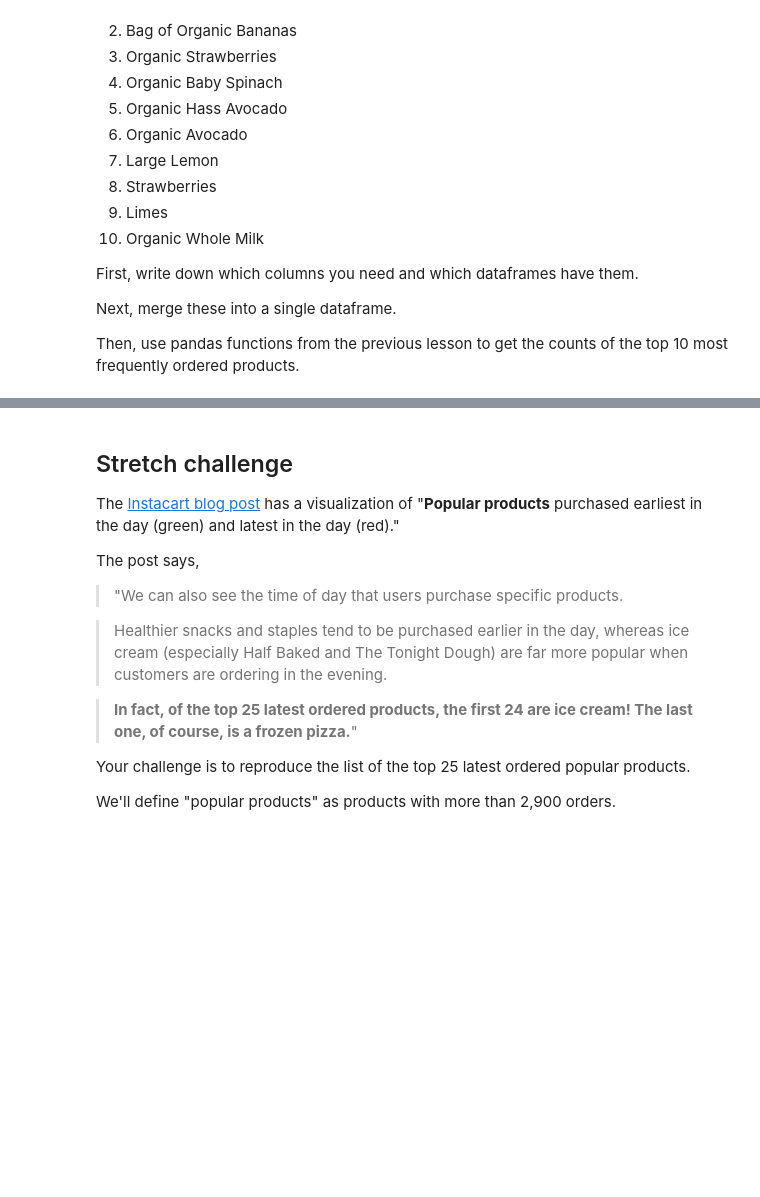
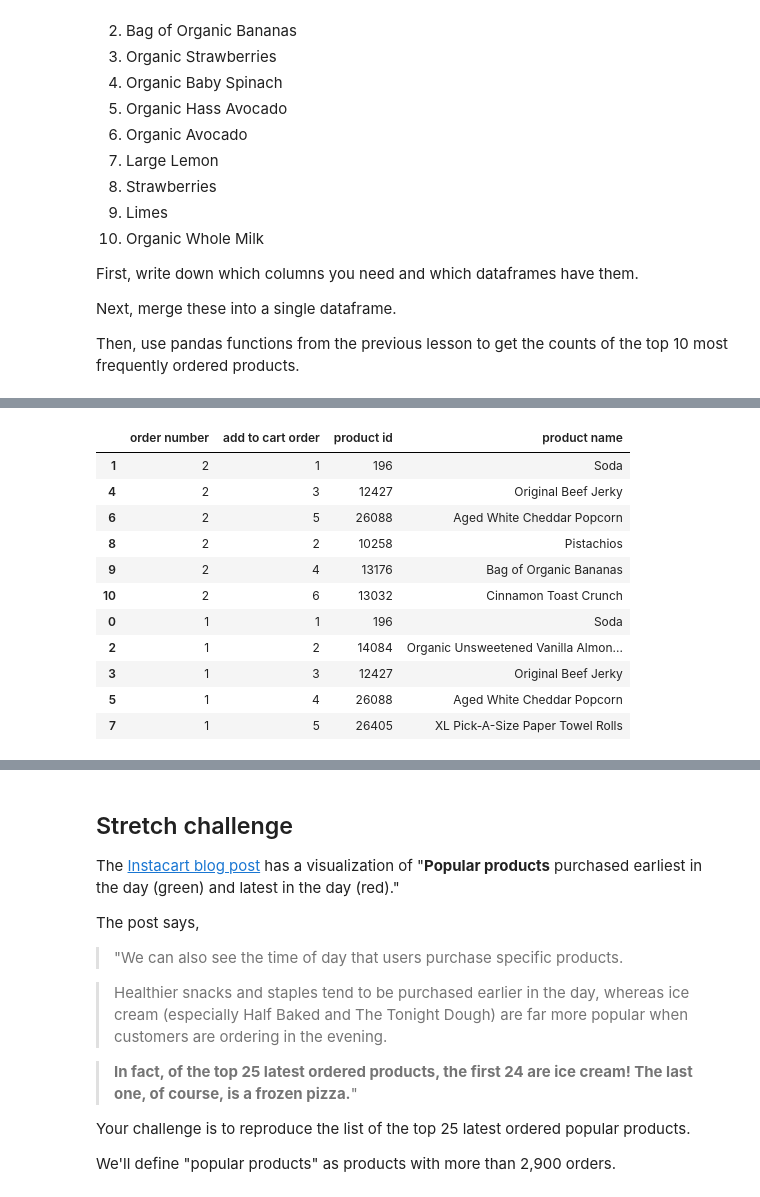
Before and after one commit to standroidbeta/DS-Unit-1-Sprint-2-Data-Wrangling, a Jupyter notebook: LS_DS3_122_Join_datasets.ipynb, the cells around one changed output, grey strips where cells are left out. Saved outputs shown, nothing was run; the diff lists cells and outputs as text; code cells hidden in the pictures; blank space fills up the shorter version.

```diff
--- a/LS_DS3_122_Join_datasets.ipynb
+++ b/LS_DS3_122_Join_datasets.ipynb
@@ -419,0 +427,4 @@ Name: product_name, Length: 49688, dtype: object
+# %%
+freq_ordered = final.drop(columns=['user id', 'order id', 'order dow', 'order hour of day'])
+
+freq_ordered.head()
@@ -419,0 +438,17 @@ Name: product_name, Length: 49688, dtype: object
+# %%
+freq_ord_by_number = freq_ordered.sort_values('order number',ascending=False)
+
+freq_ord_by_number
+# %% [output]
+|  | order number | add to cart order | product id | product name |
+| 1 | 2 | 1 | 196 | Soda |
+| 4 | 2 | 3 | 12427 | Original Beef Jerky |
+| 6 | 2 | 5 | 26088 | Aged White Cheddar Popcorn |
+| 8 | 2 | 2 | 10258 | Pistachios |
+| 9 | 2 | 4 | 13176 | Bag of Organic Bananas |
+| 10 | 2 | 6 | 13032 | Cinnamon Toast Crunch |
+| 0 | 1 | 1 | 196 | Soda |
+| 2 | 1 | 2 | 14084 | Organic Unsweetened Vanilla Almon... |
+| 3 | 1 | 3 | 12427 | Original Beef Jerky |
+| 5 | 1 | 4 | 26088 | Aged White Cheddar Popcorn |
+| 7 | 1 | 5 | 26405 | XL Pick-A-Size Paper Towel Rolls |
```
Also changed, not shown: parts of 25 cells of this notebook.
